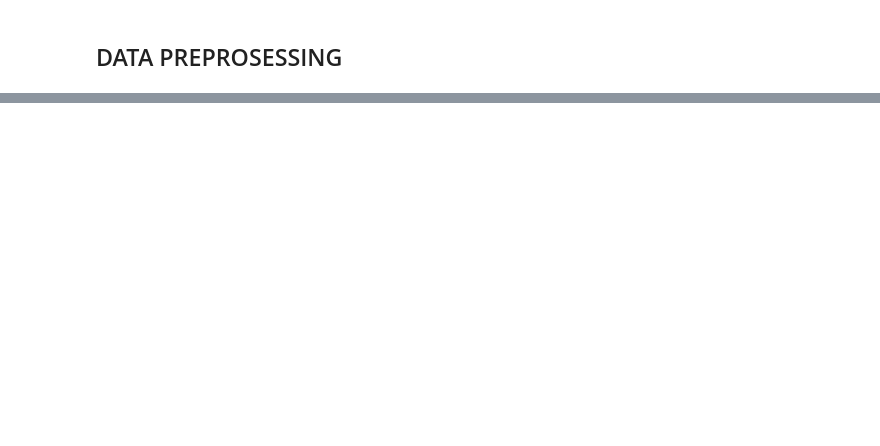
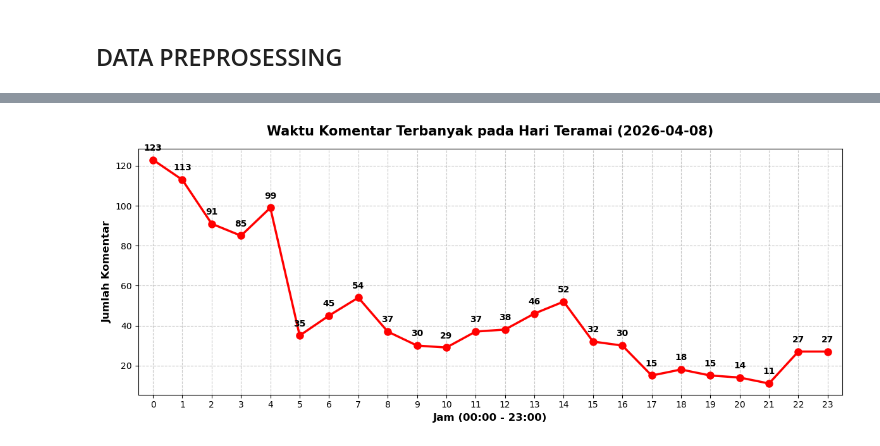
Before and after one commit to manshadrean/MD-analysis, a Jupyter notebook: analisis-sentimen.ipynb, the cells around one changed output, grey strips where cells are left out. Saved outputs shown, nothing was run; the diff lists cells and outputs as text; code cells hidden in the pictures; blank space fills up the shorter version.

```diff
--- a/analisis-sentimen.ipynb
+++ b/analisis-sentimen.ipynb
@@ -145,0 +184,43 @@ data.head()
+# %%
+data['tanggal'] = data['published_at'].dt.date
+tanggal_terbanyak = data['tanggal'].value_counts().idxmax()
+jumlah_terbanyak = data['tanggal'].value_counts().max()
+data_top_date = data[data['tanggal'] == tanggal_terbanyak].copy()
+
+# 4. Mengambil info "Jam" (0 - 23) dari waktu komentar
+data_top_date['jam'] = data_top_date['published_at'].dt.hour
+
+# Mengelompokkan data berdasarkan jam dan menghitung jumlahnya
+komentar_per_jam = data_top_date.groupby('jam').size().reindex(range(24), fill_value=0)
+
+# 5. Membuat Plot Line Chart
+plt.figure(figsize=(12, 5))
+
+# Membuat Line chart (Sumbu X: Jam, Sumbu Y: Jumlah Komentar)
+plt.plot(komentar_per_jam.index, komentar_per_jam.values,
+         color='red', marker='o', linestyle='-', linewidth=2.5, markersize=8)
+
+# Menambahkan angka label tepat di atas setiap titik
+for x, y in zip(komentar_per_jam.index, komentar_per_jam.values):
+    if y > 0: # Hanya tampilkan label jika jumlah komentarnya lebih dari 0
+        plt.text(x, y + (max(komentar_per_jam.values) * 0.03),
+                 int(y),
+                 ha='center', va='bottom', fontsize=10, fontweight='bold')
+
+# Mempercantik plot
+plt.title(f'Waktu Komentar Terbanyak pada Hari Teramai ({tanggal_terbanyak})', fontsize=15, fontweight='bold', pad=15)
+plt.xlabel('Jam (00:00 - 23:00)', fontsize=12, fontweight='bold')
+plt.ylabel('Jumlah Komentar', fontsize=12, fontweight='bold')
+
+# Memaksa sumbu X untuk menampilkan angka dari jam 0 sampai 23 agar rapi
+plt.xticks(np.arange(0, 24, step=1))
+plt.xlim(-0.5, 23.5)
+
+# Menambahkan garis bantu (grid)
+plt.grid(axis='both', linestyle='--', alpha=0.7)
+
+# Merapikan layout dan memunculkan plot
+plt.tight_layout()
+plt.show()
+# %% [output]
+[figure, added]
```
Also changed, not shown: parts of 9 cells of this notebook, 1 other file.
